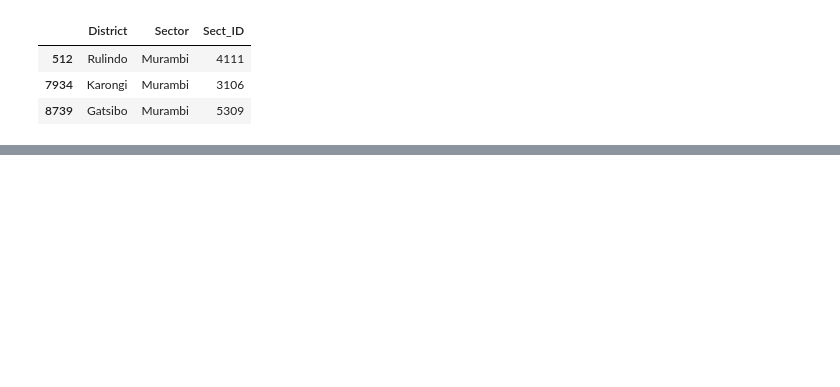
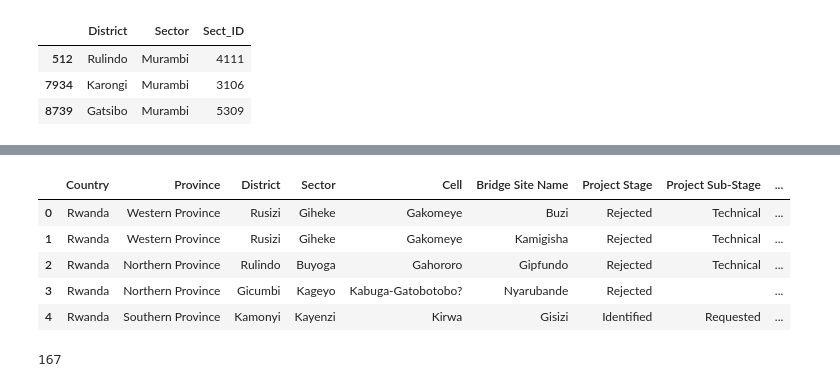
Before and after one commit to BloomTech-Labs/bridges-to-prosperity-ds-b, a Jupyter notebook: notebooks/Match_village_ids.ipynb, the cells around one changed output, grey strips where cells are left out. Saved outputs shown, nothing was run; the diff lists cells and outputs as text; code cells hidden in the pictures; blank space fills up the shorter version.

Commit message:
Ids have been matched, final version of the notebook

```diff
--- a/notebooks/Match_village_ids.ipynb
+++ b/notebooks/Match_village_ids.ipynb
@@ -1215,0 +1905,29 @@ Karushuga? - Bushoga-Karuhuga: 71-88% similarity
+# %%
+# now run some integrity checks to make sure there are no errors
+# run notebook from to top to bottom and compare agianst previously outputted csv
+df2 = pd.read_csv('B2P_Rwanda_MatchedIds.csv',index_col=0)
+df2.fillna('', inplace=True)
+df2.head()
+# %% [output]
+|  | Country | Province | District | Sector | Cell | Bridge Site Name | Project Stage | Project Sub-Stage | ... |
+| 0 | Rwanda | Western Province | Rusizi | Giheke | Gakomeye | Buzi | Rejected | Technical | ... |
+| 1 | Rwanda | Western Province | Rusizi | Giheke | Gakomeye | Kamigisha | Rejected | Technical | ... |
+| 2 | Rwanda | Northern Province | Rulindo | Buyoga | Gahororo | Gipfundo | Rejected | Technical | ... |
+| 3 | Rwanda | Northern Province | Gicumbi | Kageyo | Kabuga-Gatobotobo? | Nyarubande | Rejected |  | ... |
+| 4 | Rwanda | Southern Province | Kamonyi | Kayenzi | Kirwa | Gisizi | Identified | Requested | ... |
+# %%
+for i in df.index:
+  if df.loc[i,'Dist_ID'] != df2.loc[i,'Dist_ID']:
+    print(i)
+
+  if df.loc[i,'Sector_ID'] != df2.loc[i,'Sector_ID']:
+    print(i)
+
+  if df.loc[i,'Cell_ID'] != df2.loc[i,'Cell_ID']:
+    print(i)
+
+  if df.loc[i,'Village_ID'] != df2.loc[i,'Village_ID']:
+    print(i)
+    # fixed above
+# %% [output]
+167
```
Also changed, not shown: parts of 29 cells of this notebook.
